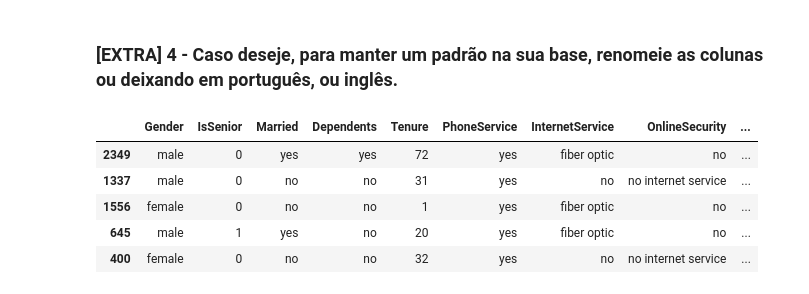
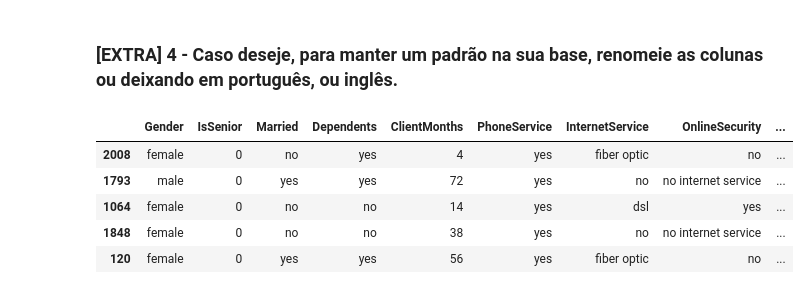
Before and after one commit to gracielarozza/tratamento_dados_telecomunicacao, a Jupyter notebook: tratamento_dados_telecomunicacao.ipynb, the cells around one changed output. Saved outputs shown, nothing was run; the diff lists cells and outputs as text; code cells hidden in the pictures.

```diff
--- a/tratamento_dados_telecomunicacao.ipynb
+++ b/tratamento_dados_telecomunicacao.ipynb
@@ -329,25 +329,25 @@ array(['female', 'male'], dtype=object)
 # %%
 # Padroniza o nome das colunas em inglês
 columns = {
     'Genero': 'Gender',
     'Idoso': 'IsSenior',
     'Casado': 'Married',
-    'Tempo_como_Cliente': 'Tenure',
+    'Tempo_como_Cliente': 'ClientMonths',
     'Servico_Internet': 'InternetService',
     'Servico_Seguranca': 'OnlineSecurity',
     'Suporte_Tecnico': 'TechSupport',
     'Tipo_Contrato': 'ContractType',
     'Pagamento_Mensal': 'MonthlyCharges',
     'Total_Pago': 'TotalCharges',
 }
 
 df.rename(columns=columns, inplace=True)
 
 df.sample(5)
 # %% [output]
-|  | Gender | IsSenior | Married | Dependents | Tenure | PhoneService | InternetService | OnlineSecurity | ... |
-| 2349 | male | 0 | yes | yes | 72 | yes | fiber optic | no | ... |
-| 1337 | male | 0 | no | no | 31 | yes | no | no internet service | ... |
-| 1556 | female | 0 | no | no | 1 | yes | fiber optic | no | ... |
-| 645 | male | 1 | yes | no | 20 | yes | fiber optic | no | ... |
-| 400 | female | 0 | no | no | 32 | yes | no | no internet service | ... |
+|  | Gender | IsSenior | Married | Dependents | ClientMonths | PhoneService | InternetService | OnlineSecurity | ... |
+| 2008 | female | 0 | no | yes | 4 | yes | fiber optic | no | ... |
+| 1793 | male | 0 | yes | yes | 72 | yes | no | no internet service | ... |
+| 1064 | female | 0 | no | no | 14 | yes | dsl | yes | ... |
+| 1848 | female | 0 | no | no | 38 | yes | no | no internet service | ... |
+| 120 | female | 0 | yes | yes | 56 | yes | fiber optic | no | ... |
```
Also changed, not shown: parts of 1 cell of this notebook.
